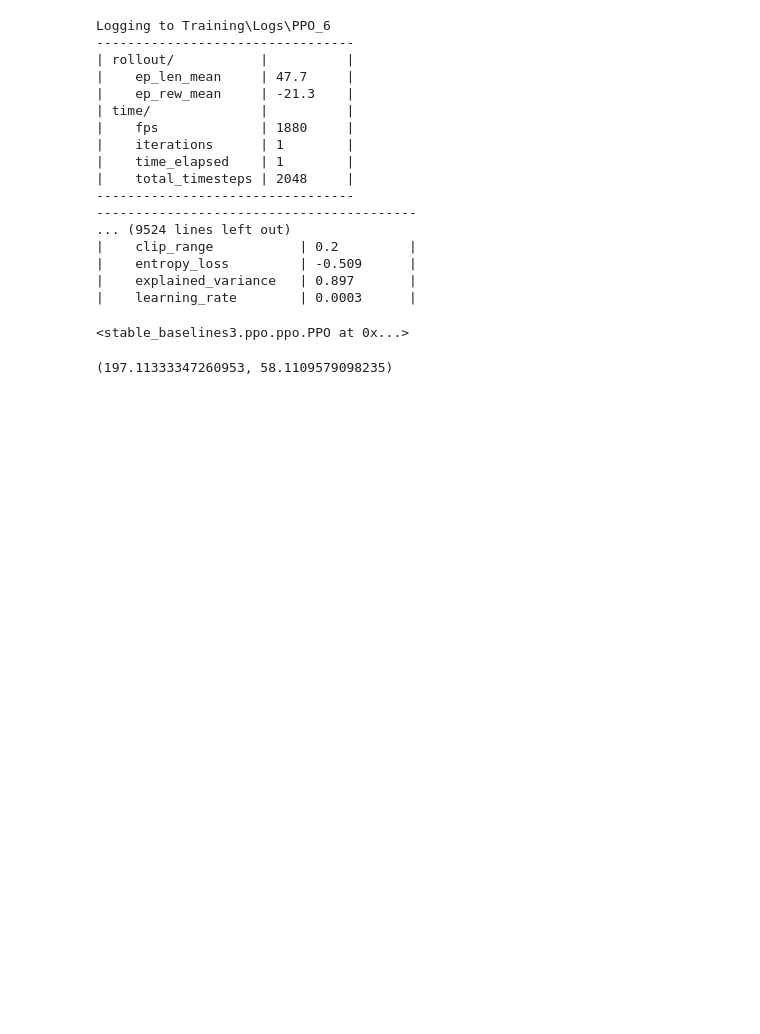
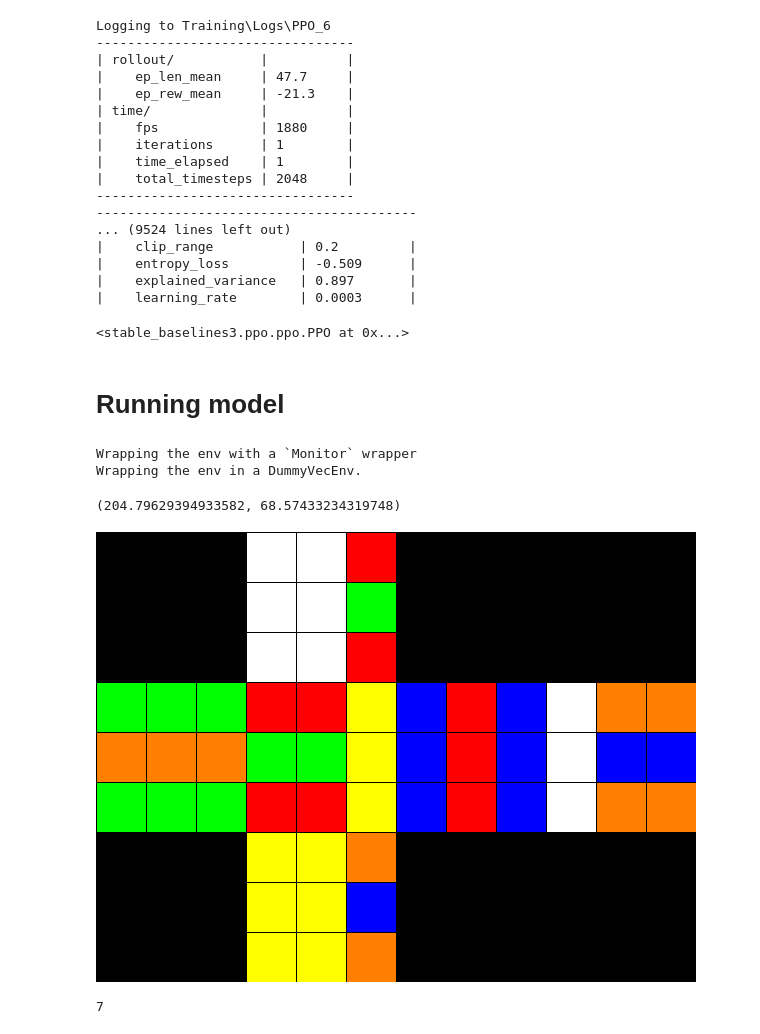
Before and after one commit to RoscaMitrut/RubiksSolver, a Jupyter notebook: RubiksCubeSolverLimitedSteps.ipynb, the cells around one changed output. Saved outputs shown, nothing was run; the diff lists cells and outputs as text; code cells hidden in the pictures; blank space fills up the shorter version.

```diff
--- a/RubiksCubeSolverLimitedSteps.ipynb
+++ b/RubiksCubeSolverLimitedSteps.ipynb
@@ -266,8 +267,7 @@ class CubeEnv(Env):
         return self._state_to_observation(), reward, done, info
 
     def render(self):
-        pass
-        #return self.state.draw_cube()
+        return self.state.draw_cube()
 
     def reset(self):
         self.state = RubkisCube()
@@ -345,11 +345,27 @@ Logging to Training\Logs\PPO_6
 # %%
 cube_model_path = os.path.join('Training', 'Saved Models', 'Cube_Model')
 model.save(cube_model_path)
+# %% [markdown]
+# Running model
 # %%
 #load
 model = PPO.load(cube_model_path, env=env_cub)
+# %% [output]
+Wrapping the env with a `Monitor` wrapper
+Wrapping the env in a DummyVecEnv.
 # %%
 evaluate_policy(model, env_cub, n_eval_episodes=10)
 #score mean / standard deviation
 # %% [output]
-(197.11333347260953, 58.1109579098235)
+(204.79629394933582, 68.57433234319748)
+# %%
+cub_env_nou = CubeEnv()
+# %%
+cub_env_nou.render()
+# %% [output]
+[figure, added]
+# %%
+action, _states = model.predict(cub_env_nou._state_to_observation())
+print(action)
+# %% [output]
+7
```
Also changed, not shown: parts of 7 cells of this notebook, 2 other files.
